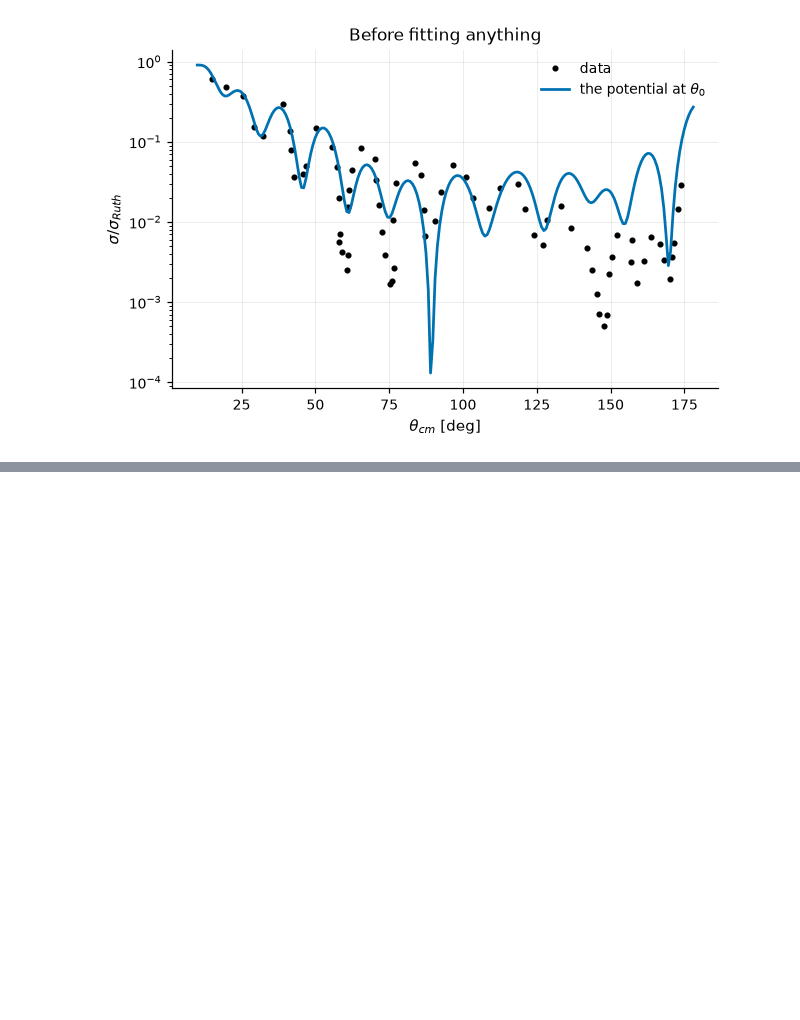
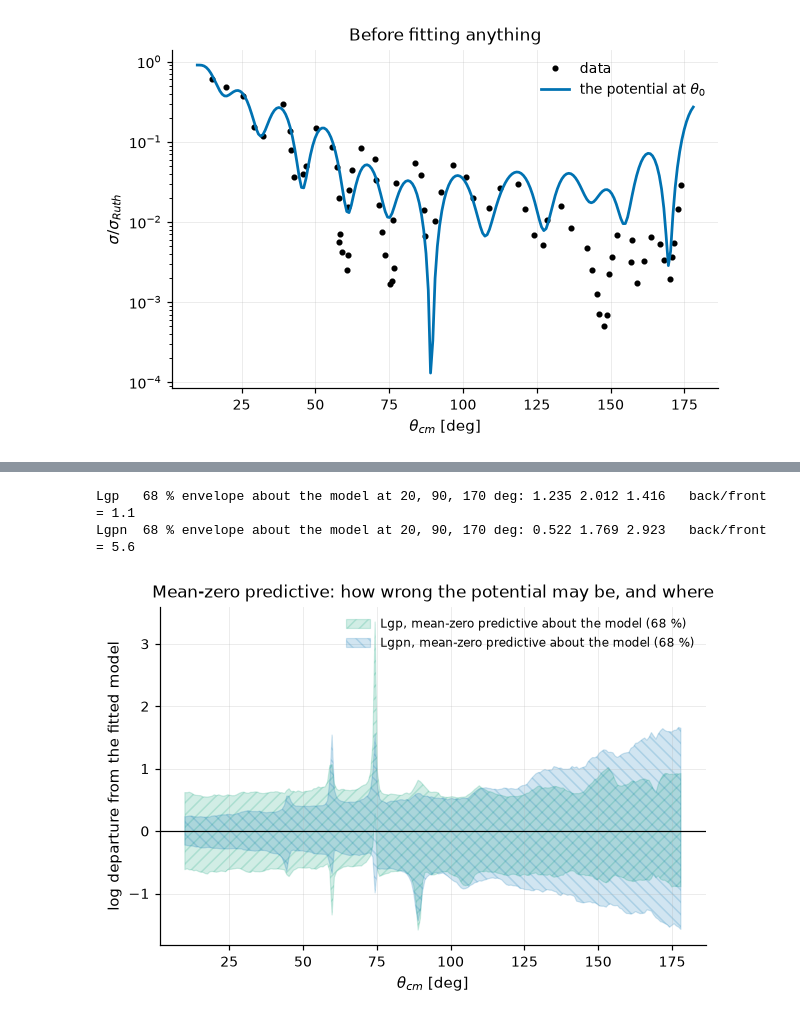
Before and after one commit to beykyle/rxmc, a Jupyter notebook: examples/alpha_ca_error_model_comparison.ipynb, the cells around one changed output, grey strips where cells are left out. Saved outputs shown, nothing was run; the diff lists cells and outputs as text; code cells hidden in the pictures; blank space fills up the shorter version.

```diff
--- a/examples/alpha_ca_error_model_comparison.ipynb
+++ b/examples/alpha_ca_error_model_comparison.ipynb
@@ -408,3 +420,40 @@ plt.show()
+# %%
+for name, (w, _, _) in envelopes.items():
+    at = [np.interp(np.deg2rad(a), x_fine, w) for a in (20, 90, 170)]
+    print(
+        f"{name:5s} 68 % envelope about the model at 20, 90, 170 deg: "
+        + " ".join(f"{v:.3f}" for v in at)
+        + f"   back/front = {at[2] / at[0]:.1f}"
+    )
+# %% [output]
+Lgp   68 % envelope about the model at 20, 90, 170 deg: 1.235 2.012 1.416   back/front = 1.1
+Lgpn  68 % envelope about the model at 20, 90, 170 deg: 0.522 1.769 2.923   back/front = 5.6
+# %%
+fig, ax = plt.subplots()
+for (name, colour), hatch in zip(
+    (("Lgp", plotstyle.COLOURS[2]), ("Lgpn", plotstyle.COLOURS[0])),
+    plotstyle.HATCHES,
+):
+    _, lo, hi = envelopes[name]
+    plotstyle.band(
+        ax,
+        np.rad2deg(x_fine),
+        lo,
+        hi,
+        color=colour,
+        hatch=hatch,
+        label=f"{name}, mean-zero predictive about the model (68 %)",
+    )
+ax.axhline(0.0, color="k", lw=0.8)
+ax.set(
+    xlabel=r"$\theta_{cm}$ [deg]",
+    ylabel="log departure from the fitted model",
+    title="Mean-zero predictive: how wrong the potential may be, and where",
+)
+ax.legend(fontsize=8)
+plt.show()
+# %% [output]
+[figure, added]
 # %% [markdown]
 ### Are any of them calibrated?
 
```
Also changed, not shown: parts of 34 cells of this notebook, 27 other files.
